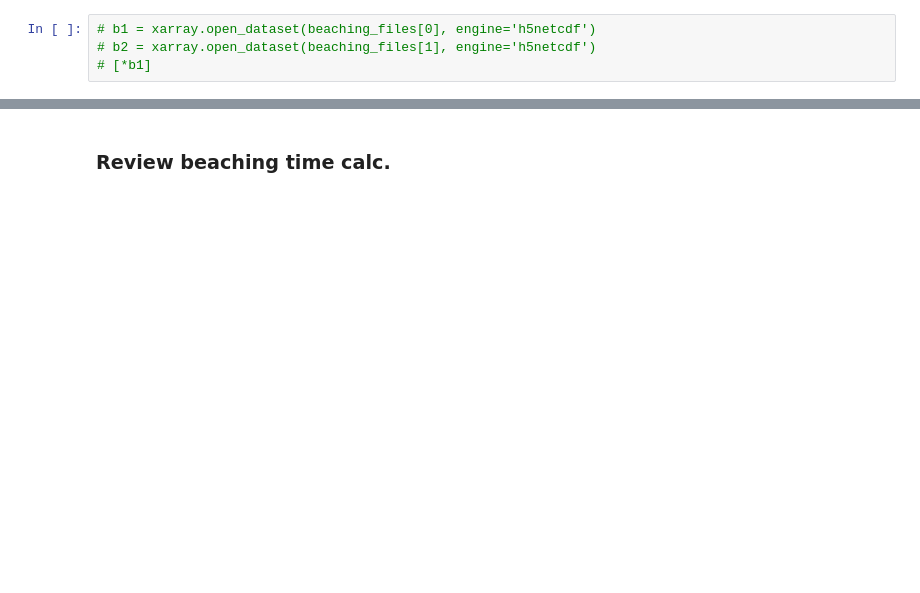
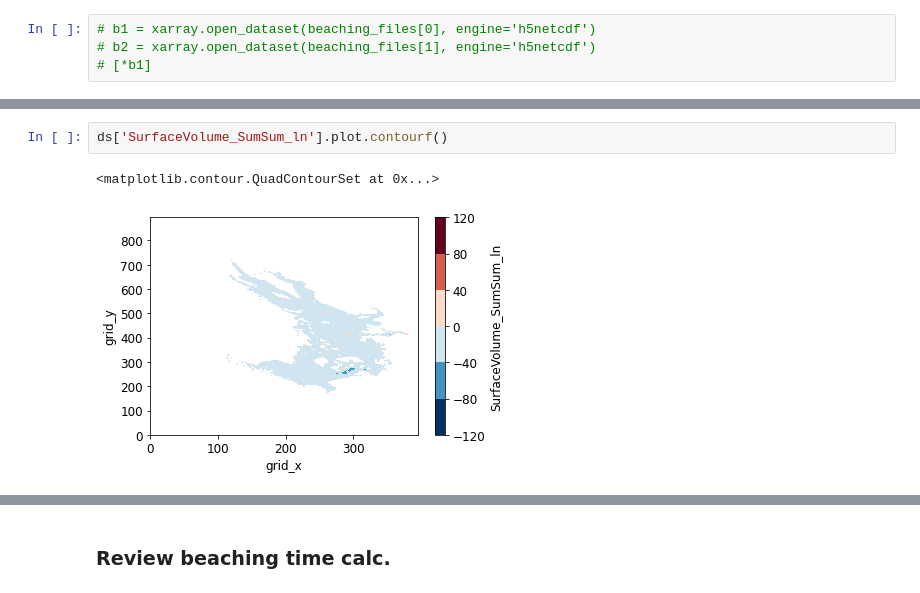
Before and after one commit to MIDOSS/analysis-rachael, a Jupyter notebook: notebooks/monte_carlo_dev/dev_combine_aggregated_oil_spills.ipynb, the cells around one changed output, grey strips where cells are left out. Saved outputs shown, nothing was run; the diff lists cells and outputs as text; blank space fills up the shorter version.

```diff
--- a/notebooks/monte_carlo_dev/dev_combine_aggregated_oil_spills.ipynb
+++ b/notebooks/monte_carlo_dev/dev_combine_aggregated_oil_spills.ipynb
@@ -122,0 +352,5 @@ beaching_files
+# %%
+ds['SurfaceVolume_SumSum_ln'].plot.contourf()
+# %% [output]
+<matplotlib.contour.QuadContourSet at 0x...>
+[figure, added]
```
Also changed, not shown: parts of 44 cells of this notebook.
